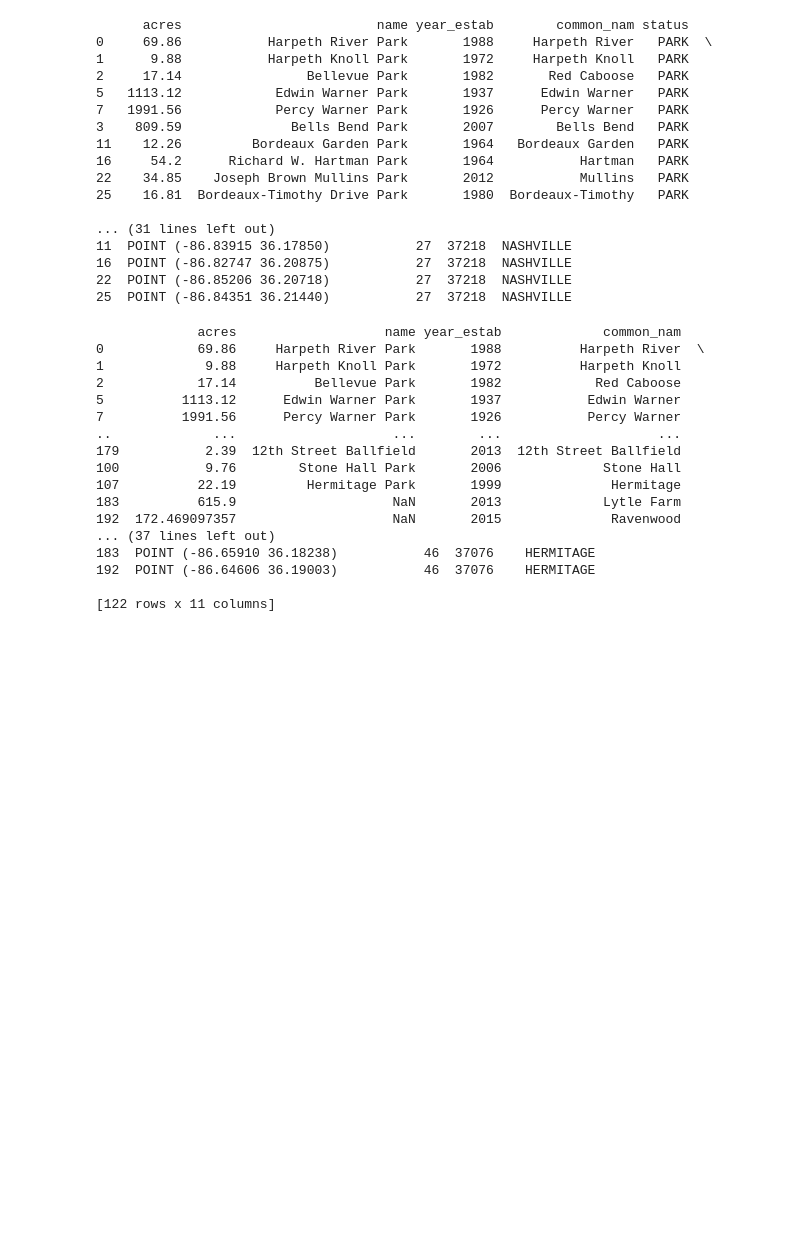
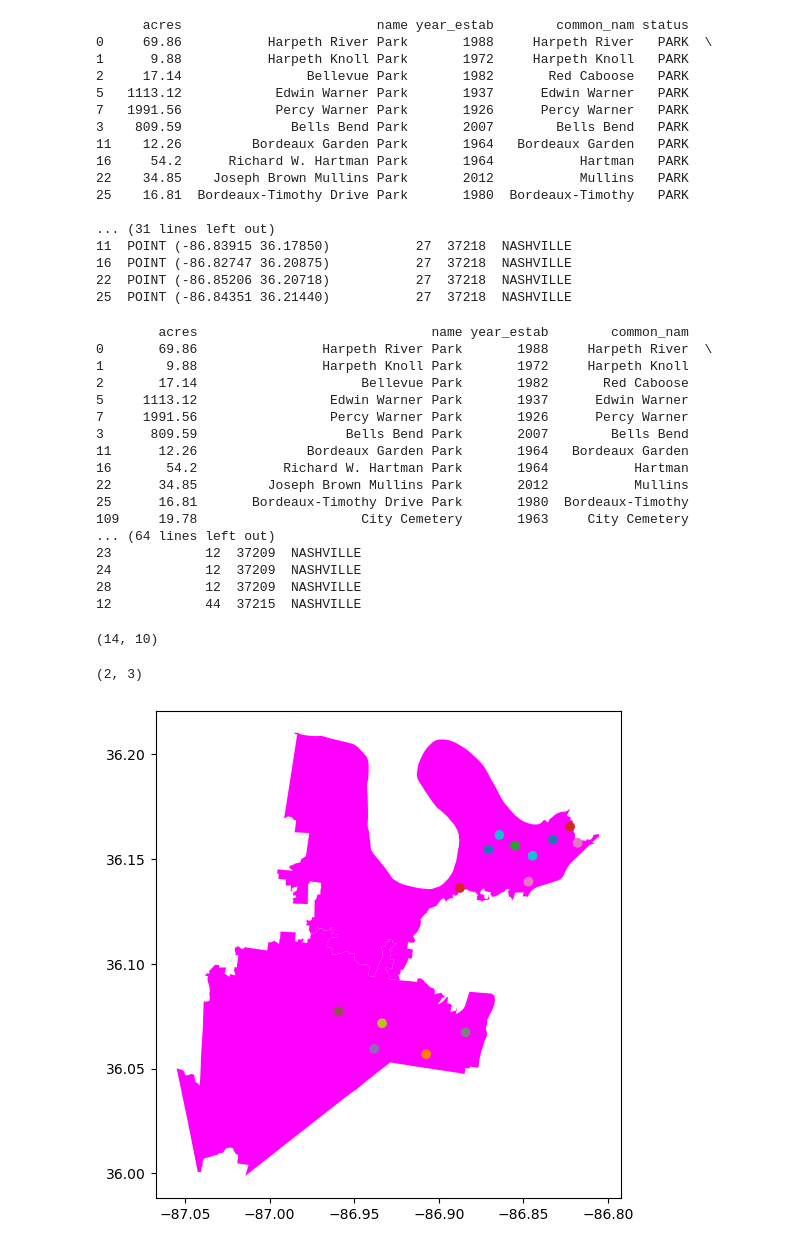
Before and after one commit to NSS-Data-Analytics-Cohort-8/geospatial-python-workshop-scost46, a Jupyter notebook: notebooks/metro_parks_geos.ipynb, the cells around one changed output. Saved outputs shown, nothing was run; the diff lists cells and outputs as text; code cells hidden in the pictures; blank space fills up the shorter version.

```diff
--- a/notebooks/metro_parks_geos.ipynb
+++ b/notebooks/metro_parks_geos.ipynb
@@ -99,24 +99,40 @@ print(parks_by_zip.head(10))
 22  POINT (-86.85206 36.20718)           27  37218  NASHVILLE
 25  POINT (-86.84351 36.21440)           27  37218  NASHVILLE
 # %%
-new_parks_by_zip = parks_by_zip.drop(['lon', 'lat'], axis=1)
+new_parks_by_zip = parks_by_zip.drop(['lon', 'lat', 'descriptio'], axis=1)
 # %%
-print(new_parks_by_zip)
+print(new_parks_by_zip.head(25))
 # %% [output]
-             acres                   name year_estab             common_nam
-0            69.86     Harpeth River Park       1988          Harpeth River  \
-1             9.88     Harpeth Knoll Park       1972          Harpeth Knoll
-2            17.14          Bellevue Park       1982            Red Caboose
-5          1113.12      Edwin Warner Park       1937           Edwin Warner
-7          1991.56      Percy Warner Park       1926           Percy Warner
-..             ...                    ...        ...                    ...
-179           2.39  12th Street Ballfield       2013  12th Street Ballfield
-100           9.76        Stone Hall Park       2006             Stone Hall
-107          22.19         Hermitage Park       1999              Hermitage
-183          615.9                    NaN       2013             Lytle Farm
-192  172.469097357                    NaN       2015              Ravenwood
-... (37 lines left out)
-183  POINT (-86.65910 36.18238)           46  37076    HERMITAGE
-192  POINT (-86.64606 36.19003)           46  37076    HERMITAGE
-
-[122 rows x 11 columns]
+        acres                              name year_estab        common_nam
+0       69.86                Harpeth River Park       1988     Harpeth River  \
+1        9.88                Harpeth Knoll Park       1972     Harpeth Knoll
+2       17.14                     Bellevue Park       1982       Red Caboose
+5     1113.12                 Edwin Warner Park       1937      Edwin Warner
+7     1991.56                 Percy Warner Park       1926      Percy Warner
+3      809.59                   Bells Bend Park       2007        Bells Bend
+11      12.26              Bordeaux Garden Park       1964   Bordeaux Garden
+16       54.2           Richard W. Hartman Park       1964           Hartman
+22      34.85         Joseph Brown Mullins Park       2012           Mullins
+25      16.81       Bordeaux-Timothy Drive Park       1980  Bordeaux-Timothy
+109     19.78                     City Cemetery       1963     City Cemetery
+... (64 lines left out)
+23            12  37209  NASHVILLE
+24            12  37209  NASHVILLE
+28            12  37209  NASHVILLE
+12            44  37215  NASHVILLE
+# %%
+parks_in_nash = new_parks_by_zip.loc[(new_parks_by_zip['zip'] == '37221') | (new_parks_by_zip['zip'] == '37209')]
+parks_in_nash.shape
+# %% [output]
+(14, 10)
+# %%
+polygon_nash = zipcodes.loc[(zipcodes['zip'] == '37221') | (zipcodes['zip'] == '37209')]
+polygon_nash.shape
+# %% [output]
+(2, 3)
+# %%
+ax = polygon_nash.plot(figsize = (6, 8), color = 'magenta')
+parks_in_nash.plot( ax = ax, column = 'common_nam');
+plt.show();
+# %% [output]
+[figure, added]
```
Also changed, not shown: parts of 3 cells of this notebook.
